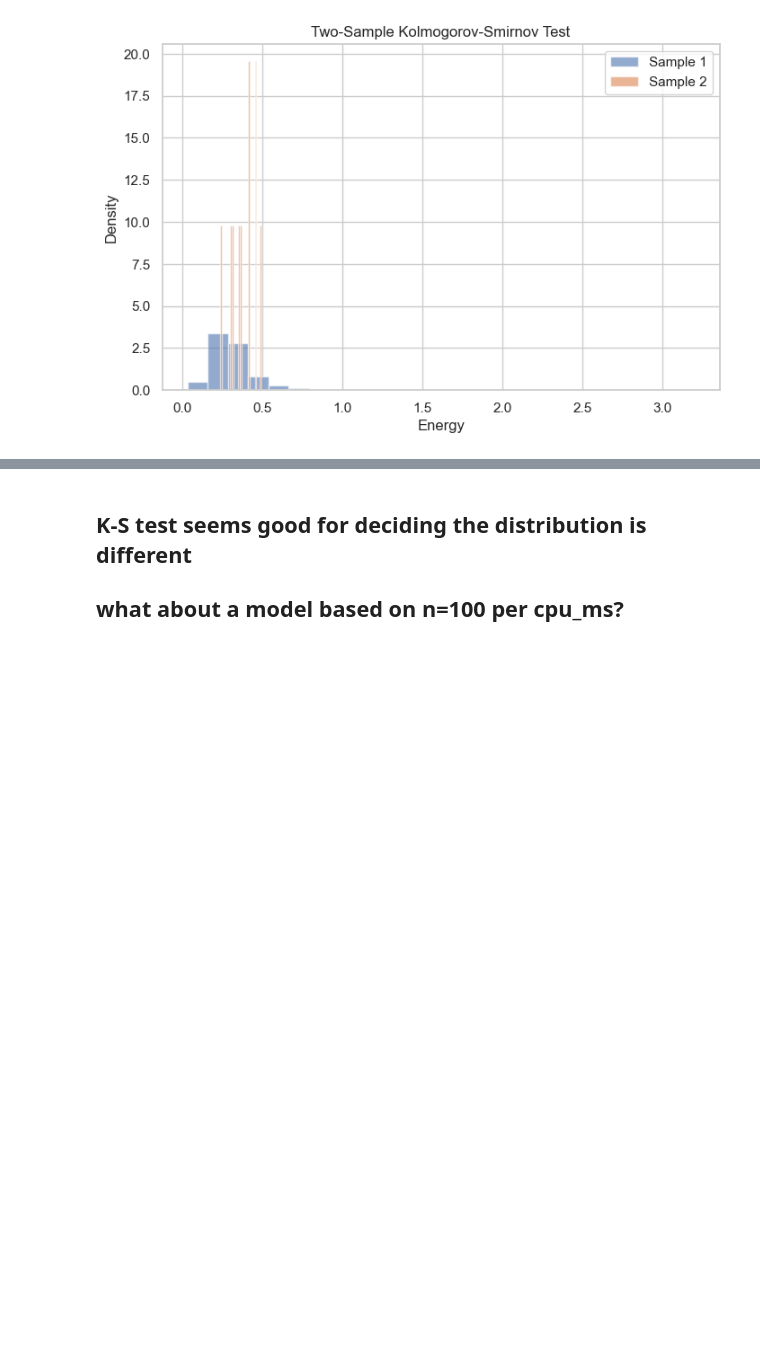
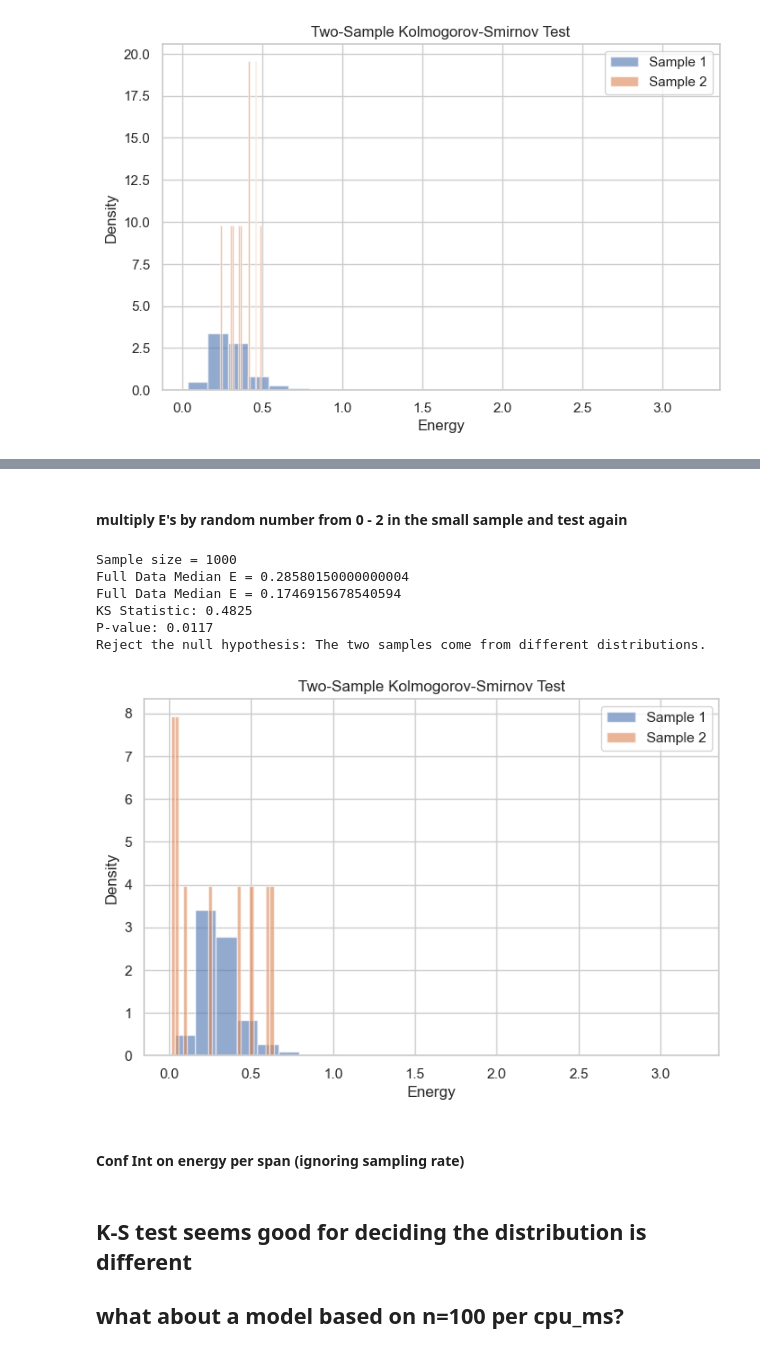
Before and after one commit to tedscott/SideProjects, a Jupyter notebook: E2EGHG/AccuracyModelingProcess.ipynb, the cells around one changed output, grey strips where cells are left out. Saved outputs shown, nothing was run; the diff lists cells and outputs as text; code cells hidden in the pictures; blank space fills up the shorter version.

```diff
--- a/E2EGHG/AccuracyModelingProcess.ipynb
+++ b/E2EGHG/AccuracyModelingProcess.ipynb
@@ -655,0 +678,20 @@ Reject the null hypothesis: The two samples come from different distributions.
+# %% [markdown]
+#### multiply E's by random number from 0 - 2 in the small sample and test again
+# %%
+test_sample = df_sampling_50_1000.query('cpu_ms == 100').sample(n=10, random_state=47)
+randoms = np.random.rand(10)*2.0
+test_sample['energy_joules_span'] = np.multiply(test_sample.energy_joules_span, randoms)
+print("\nSample size = "+str(i))
+print("Full Data Median E = "+str(np.median(df_100.energy_joules_span)))
+print("Full Data Median E = "+str(np.median(test_sample.energy_joules_span)))
+ks_compare_dist(df_100.energy_joules_span, test_sample.energy_joules_span)
+# %% [output]
+Sample size = 1000
+Full Data Median E = 0.28580150000000004
+Full Data Median E = 0.1746915678540594
+KS Statistic: 0.4825
+P-value: 0.0117
+Reject the null hypothesis: The two samples come from different distributions.
+[figure, added]
+# %% [markdown]
+#### Conf Int on energy per span (ignoring sampling rate)
```
Also changed, not shown: parts of 77 cells of this notebook.
